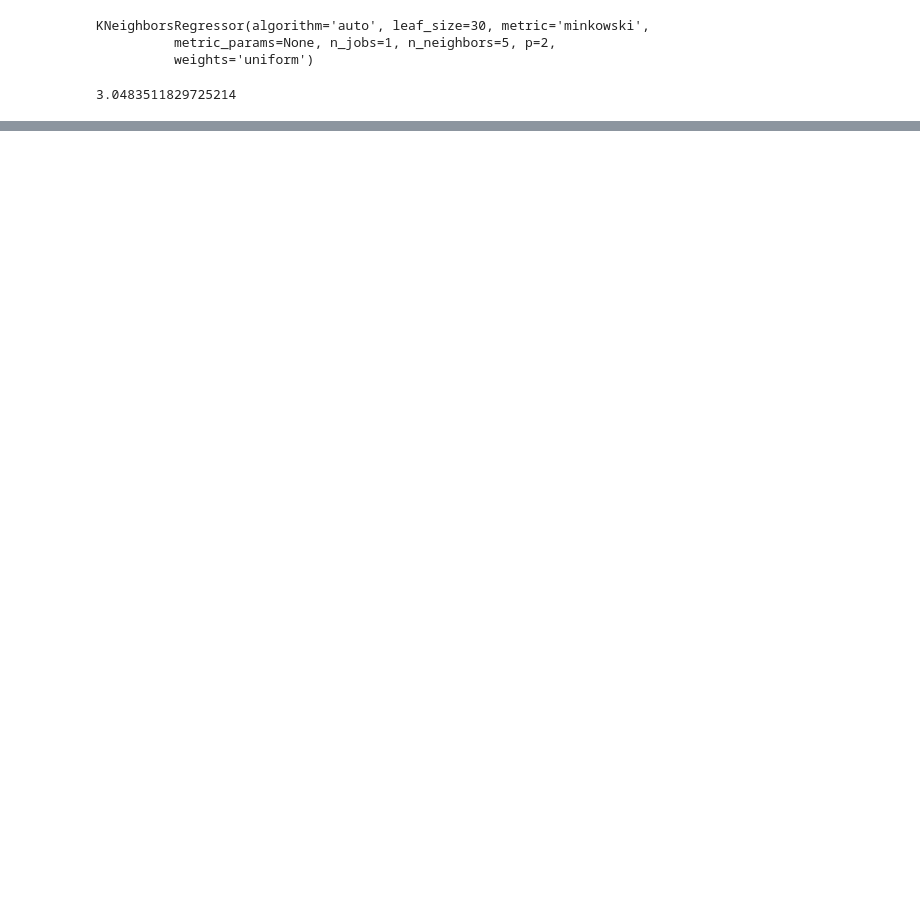
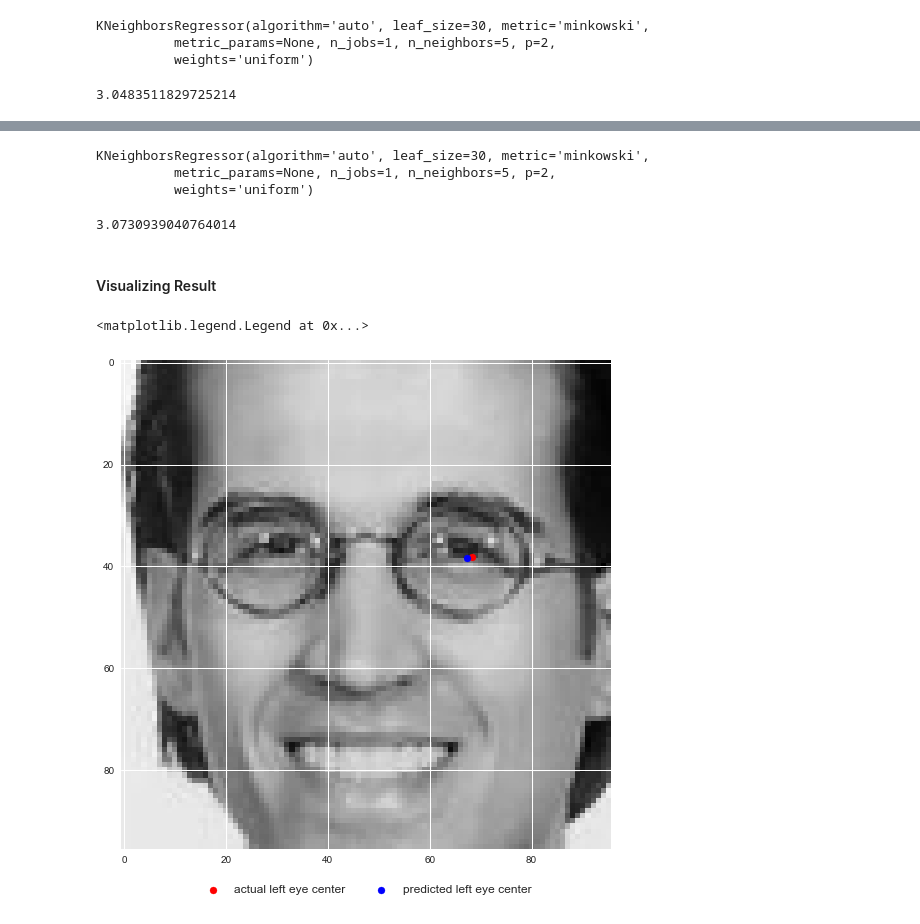
Before and after one commit to cgutwein/facial-keypoints-recognition, a Jupyter notebook: simple_classifers.ipynb, the cells around one changed output, grey strips where cells are left out. Drawn from its saved outputs; the diff is of its cells as text; code cells hidden in the pictures; blank space fills up the shorter version.

```diff
--- a/simple_classifers.ipynb
+++ b/simple_classifers.ipynb
@@ -114,6 +116,6 @@ k_nn = KNeighborsRegressor(radius=1)
 # %%
-k_nn.fit(train_data[np.isfinite(train_labels[:, 0])],
-         train_labels[:, 0][np.isfinite(train_labels[:, 0])])
+k_nn_xcoord.fit(train_data[np.isfinite(train_labels[:, 0])],
+                train_labels[:, 0][np.isfinite(train_labels[:, 0])])
 # %% [output]
 KNeighborsRegressor(algorithm='auto', leaf_size=30, metric='minkowski',
           metric_params=None, n_jobs=1, n_neighbors=5, p=2,
@@ -127,0 +132,9 @@ np.sqrt(mean_squared_error(dev_labels[:, 0][np.isfinite(dev_labels[:, 0])],
+# %%
+k_nn_ycoord = KNeighborsRegressor(radius=1)
+# %%
+k_nn_ycoord.fit(train_data[np.isfinite(train_labels[:, 1])],
+         train_labels[:, 1][np.isfinite(train_labels[:, 1])])
+# %% [output]
+KNeighborsRegressor(algorithm='auto', leaf_size=30, metric='minkowski',
+          metric_params=None, n_jobs=1, n_neighbors=5, p=2,
+          weights='uniform')
@@ -127,0 +143,19 @@ np.sqrt(mean_squared_error(dev_labels[:, 0][np.isfinite(dev_labels[:, 0])],
+# %%
+np.sqrt(mean_squared_error(dev_labels[:, 1][np.isfinite(dev_labels[:, 1])],
+                           y_pred))
+# %% [output]
+3.0730939040764014
+# %% [markdown]
+#### Visualizing Result
+# %%
+x = k_nn_xcoord.predict(dev_data[0].reshape(1, -1))
+y = k_nn_ycoord.predict(dev_data[0].reshape(1, -1))
+# %%
+plt.imshow(dev_data[0].reshape(96,96), cmap='gray')
+plt.scatter(dev_labels[0,0], dev_labels[0,1], color='red', label='actual left eye center')
+plt.scatter(x, y, color='blue', label='predicted left eye center')
+plt.legend(loc='upper center', bbox_to_anchor=(0.5, -0.05),
+           fancybox=True,      shadow=True, ncol=2, fontsize=12)
+# %% [output]
+<matplotlib.legend.Legend at 0x...>
+[figure, added]
```
Also changed, not shown: parts of 7 cells of this notebook.
